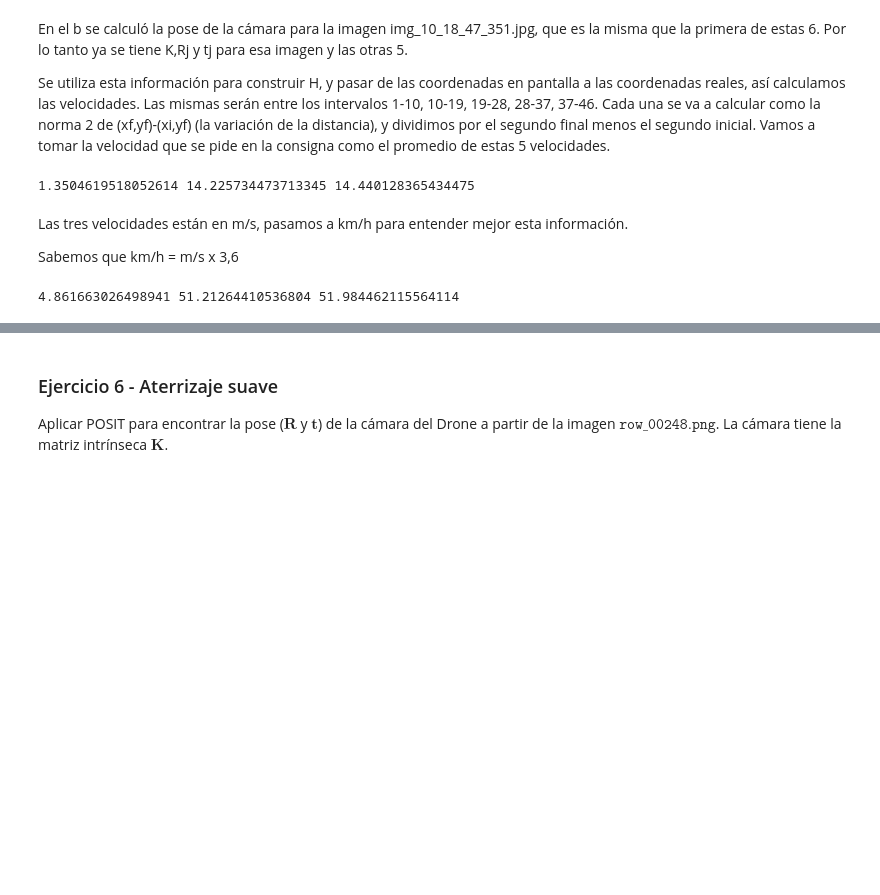
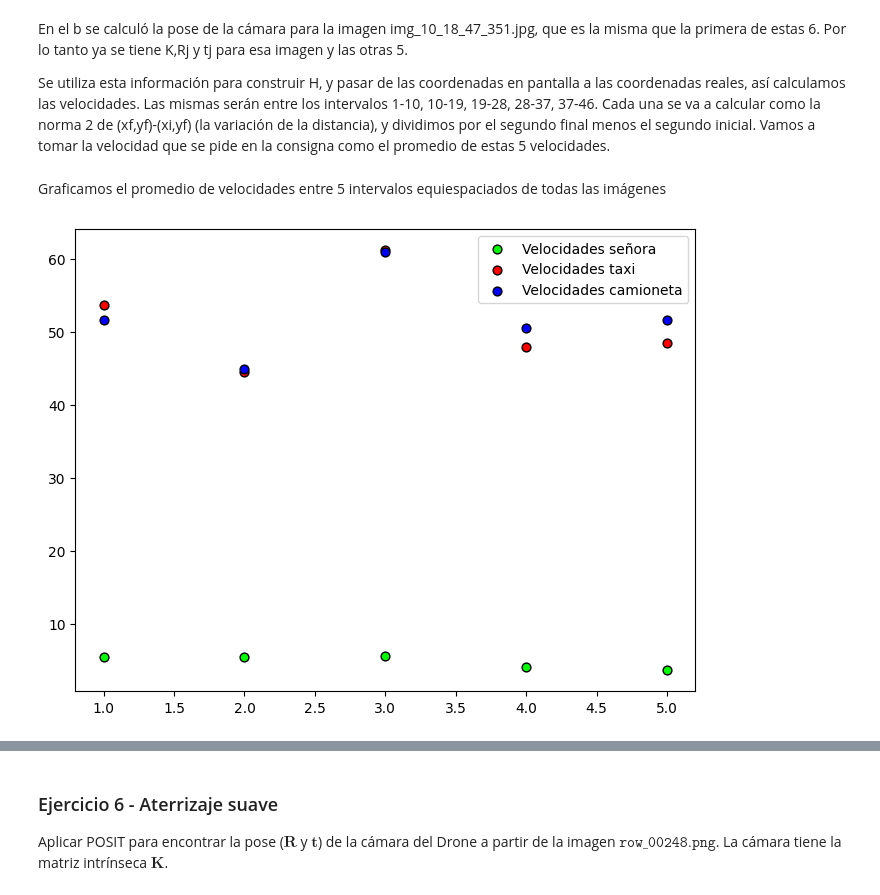
Before and after one commit to janobayarsky/Reentrega_TP_ALC, a Jupyter notebook: grupo_Ax=b_TP.ipynb, the cells around one changed output, grey strips where cells are left out. Cells and saved outputs as stored; diff of their text form; code cells hidden in the pictures; blank space fills up the shorter version.

```diff
--- a/grupo_Ax=b_TP.ipynb
+++ b/grupo_Ax=b_TP.ipynb
@@ -586,7 +618,7 @@ Las mismas serán entre los intervalos 1-10, 10-19, 19-28, 28-37, 37-46. Cada un
 # %%
 np.set_printoptions(suppress=True, precision=10)
 
-def obtener_velocidad(puntos_px, H, segs):
+def obtener_velocidad_kmh(puntos_px, H, segs):
     inv_H = inversa(H)
     # Pasamos de puntos de la imagen a puntos reales, y agregamos 1 al final
     puntos_reales = np.array([calcularAx(inv_H, np.append(punto, 1)) for punto in puntos_px])
@@ -602,29 +634,25 @@ def obtener_velocidad(puntos_px, H, segs):
     variaciones_tiempo = np.diff(segs)
 
     # Calculamos la velocidad como la distancia recorrida entre el tiempo transcurrido
-    velocidades = metros_recorridos / variaciones_tiempo
+    velocidades_ms = metros_recorridos / variaciones_tiempo
+    velocidades_kmh = velocidades_ms * 3.6
 
-    # Calculamos la velocidad promedio como la suma de todas las velocidades dividido la cantidad de muestras
-    promedio_velocidad = sum(velocidades) / len(velocidades)
+    return velocidades_kmh
 
-    return promedio_velocidad
-
-velocidad_promedio_señora = obtener_velocidad(señora_px, Hj, segundos)
-velocidad_promedio_taxi = obtener_velocidad(taxi_px, Hj, segundos)
-velocidad_promedio_camioneta = obtener_velocidad(camioneta_px, Hj, segundos)
-
-print(velocidad_promedio_señora,velocidad_promedio_taxi,velocidad_promedio_camioneta)
+v_señora = obtener_velocidad_kmh(señora_px, Hj, segundos)
+v_taxi = obtener_velocidad_kmh(taxi_px, Hj, segundos)
+v_camioneta = obtener_velocidad_kmh(camioneta_px, Hj, segundos)
-# %% [output]
-1.3504619518052614 14.225734473713345 14.440128365434475
-# %% [markdown]
-Las tres velocidades están en m/s, pasamos a km/h para entender mejor esta información.
-
-Sabemos que km/h = m/s x 3,6
-# %%
-velocidad_promedio_señora = velocidad_promedio_señora * 3.6
-velocidad_promedio_taxi = velocidad_promedio_taxi * 3.6
-velocidad_promedio_camioneta = velocidad_promedio_camioneta * 3.6
-
-print(velocidad_promedio_señora,velocidad_promedio_taxi,velocidad_promedio_camioneta)
-# %% [output]
-4.861663026498941 51.21264410536804 51.984462115564114
+# %% [markdown]
+Graficamos el promedio de velocidades entre 5 intervalos equiespaciados de todas las imágenes
+# %%
+intervalos_tiempo = np.arange(1,6)
+
+plt.figure(figsize=(8, 6))
+
+plt.scatter(intervalos_tiempo,v_señora, c='lime', label='Velocidades señora', s=40, edgecolors='black')
+plt.scatter(intervalos_tiempo,v_taxi, c='red', label='Velocidades taxi', s=40, edgecolors='black')
+plt.scatter(intervalos_tiempo,v_camioneta, c='blue', label='Velocidades camioneta', s=40, edgecolors='black')
+plt.legend()
+plt.show()
+# %% [output]
+[figure, added]
```
Also changed, not shown: parts of 15 cells of this notebook, 1 other file.
